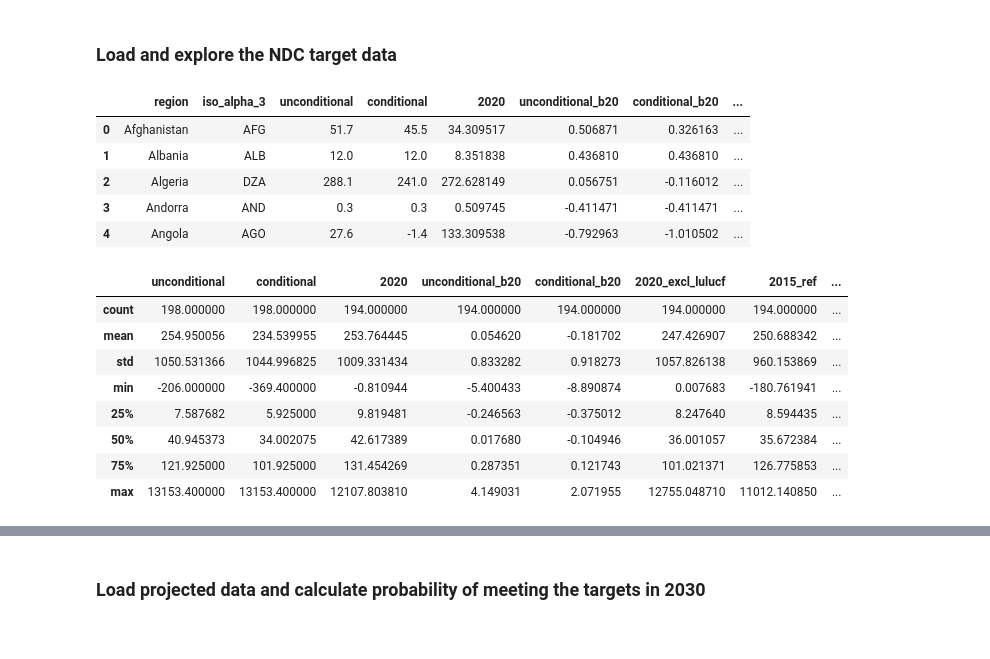
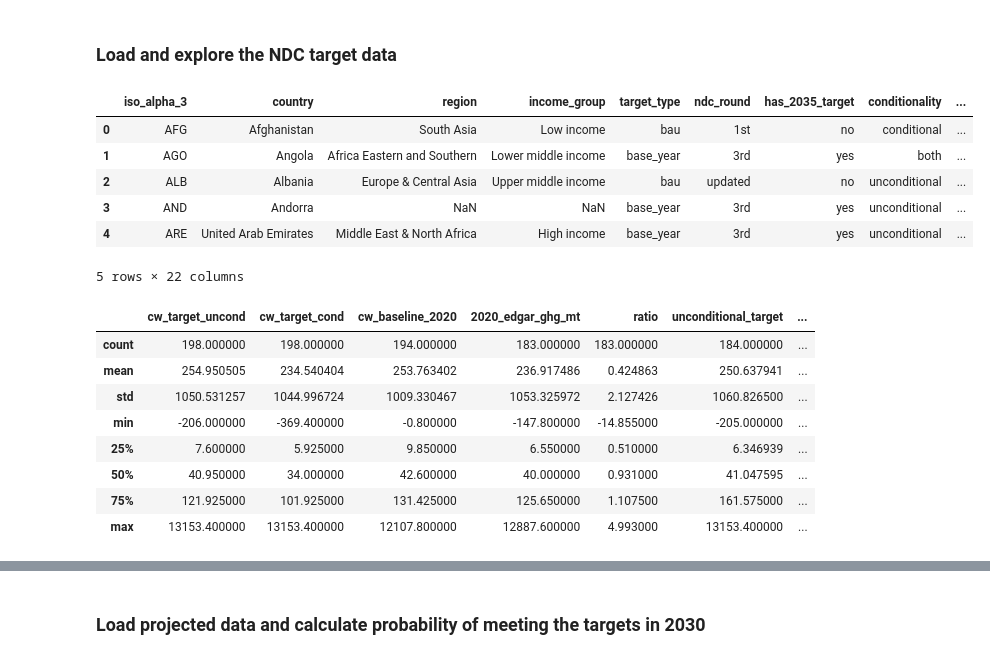
Before and after one commit to jroblar/ndc_evaluation, a Jupyter notebook: ndc_probability/ndc_probability_analysis.ipynb, the cells around one changed output, grey strips where cells are left out. Saved outputs shown, nothing was run; the diff lists cells and outputs as text; code cells hidden in the pictures.

```diff
--- a/ndc_probability/ndc_probability_analysis.ipynb
+++ b/ndc_probability/ndc_probability_analysis.ipynb
@@ -32,25 +31,36 @@ NDC_POSTPROCESSED_DIR_PATH = os.path.join(DATA_DIR_PATH, "ndc_data")
 ### Load and explore the NDC target data
 # %%
 #NOTE: The emission values of this databse are in mtons
-ndc_ref = pd.read_excel(os.path.join(NDC_POSTPROCESSED_DIR_PATH, "ndc_reference_combined.xlsx"), sheet_name="base_2020")
+ndc_ref = pd.read_excel(os.path.join(NDC_POSTPROCESSED_DIR_PATH, "ndc_targets_scaled_final.xlsx"), sheet_name="incl_lulucf")
+
+rename_dict = {
+    "edgar_baseline_2020": "2020_edgar_ghg_mt",
+    "scaled_uncond": "unconditional_target",
+    "scaled_cond": "conditional_target",
+    "iso": "iso_alpha_3",
+}
+
+ndc_ref = ndc_ref.rename(columns={"iso": "iso_alpha_3"})
+ndc_ref = ndc_ref.rename(columns=rename_dict)
 ndc_ref.head()
 # %% [output]
-|  | region | iso_alpha_3 | unconditional | conditional | 2020 | unconditional_b20 | conditional_b20 | ... |
-| 0 | Afghanistan | AFG | 51.7 | 45.5 | 34.309517 | 0.506871 | 0.326163 | ... |
-| 1 | Albania | ALB | 12.0 | 12.0 | 8.351838 | 0.436810 | 0.436810 | ... |
-| 2 | Algeria | DZA | 288.1 | 241.0 | 272.628149 | 0.056751 | -0.116012 | ... |
-| 3 | Andorra | AND | 0.3 | 0.3 | 0.509745 | -0.411471 | -0.411471 | ... |
-| 4 | Angola | AGO | 27.6 | -1.4 | 133.309538 | -0.792963 | -1.010502 | ... |
+|  | iso_alpha_3 | country | region | income_group | target_type | ndc_round | has_2035_target | conditionality | ... |
+| 0 | AFG | Afghanistan | South Asia | Low income | bau | 1st | no | conditional | ... |
+| 1 | AGO | Angola | Africa Eastern and Southern | Lower middle income | base_year | 3rd | yes | both | ... |
+| 2 | ALB | Albania | Europe & Central Asia | Upper middle income | bau | updated | no | unconditional | ... |
+| 3 | AND | Andorra | NaN | NaN | base_year | 3rd | yes | unconditional | ... |
+| 4 | ARE | United Arab Emirates | Middle East & North Africa | High income | base_year | 3rd | yes | unconditional | ... |
+5 rows × 22 columns
 # %%
 ndc_ref.describe()
 # %% [output]
-|  | unconditional | conditional | 2020 | unconditional_b20 | conditional_b20 | 2020_excl_lulucf | 2015_ref | ... |
-| count | 198.000000 | 198.000000 | 194.000000 | 194.000000 | 194.000000 | 194.000000 | 194.000000 | ... |
-| mean | 254.950056 | 234.539955 | 253.764445 | 0.054620 | -0.181702 | 247.426907 | 250.688342 | ... |
-| std | 1050.531366 | 1044.996825 | 1009.331434 | 0.833282 | 0.918273 | 1057.826138 | 960.153869 | ... |
-| min | -206.000000 | -369.400000 | -0.810944 | -5.400433 | -8.890874 | 0.007683 | -180.761941 | ... |
-| 25% | 7.587682 | 5.925000 | 9.819481 | -0.246563 | -0.375012 | 8.247640 | 8.594435 | ... |
-| 50% | 40.945373 | 34.002075 | 42.617389 | 0.017680 | -0.104946 | 36.001057 | 35.672384 | ... |
-| 75% | 121.925000 | 101.925000 | 131.454269 | 0.287351 | 0.121743 | 101.021371 | 126.775853 | ... |
-| max | 13153.400000 | 13153.400000 | 12107.803810 | 4.149031 | 2.071955 | 12755.048710 | 11012.140850 | ... |
+|  | cw_target_uncond | cw_target_cond | cw_baseline_2020 | 2020_edgar_ghg_mt | ratio | unconditional_target | ... |
+| count | 198.000000 | 198.000000 | 194.000000 | 183.000000 | 183.000000 | 184.000000 | ... |
+| mean | 254.950505 | 234.540404 | 253.763402 | 236.917486 | 0.424863 | 250.637941 | ... |
+| std | 1050.531257 | 1044.996724 | 1009.330467 | 1053.325972 | 2.127426 | 1060.826500 | ... |
+| min | -206.000000 | -369.400000 | -0.800000 | -147.800000 | -14.855000 | -205.000000 | ... |
+| 25% | 7.600000 | 5.925000 | 9.850000 | 6.550000 | 0.510000 | 6.346939 | ... |
+| 50% | 40.950000 | 34.000000 | 42.600000 | 40.000000 | 0.931000 | 41.047595 | ... |
+| 75% | 121.925000 | 101.925000 | 131.425000 | 125.650000 | 1.107500 | 161.575000 | ... |
+| max | 13153.400000 | 13153.400000 | 12107.800000 | 12887.600000 | 4.993000 | 13153.400000 | ... |
 # %%
```
Also changed, not shown: parts of 25 cells of this notebook, 1 other file.
